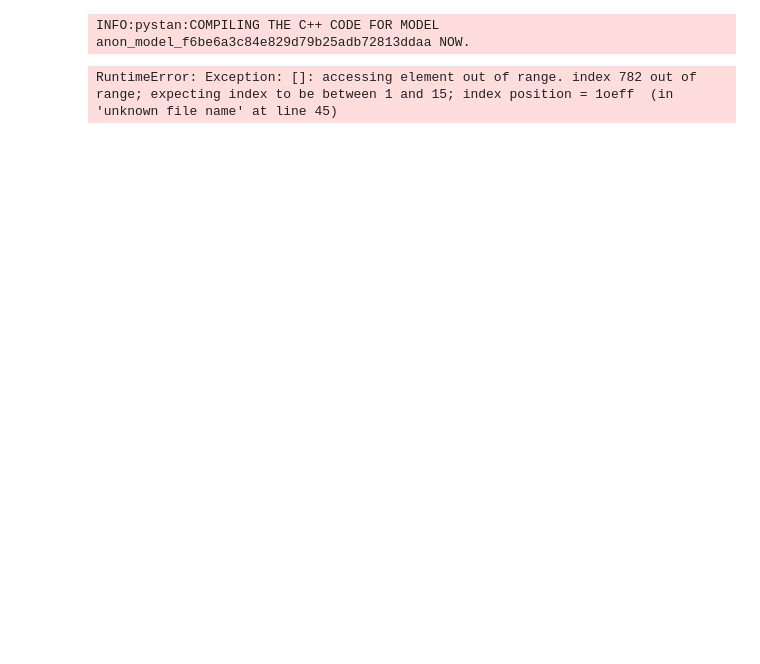
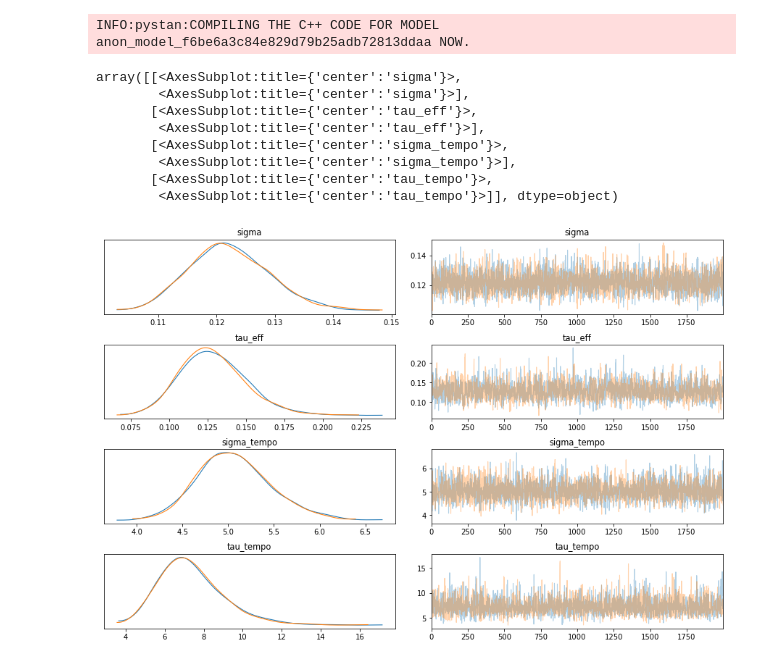
Before and after one commit to robert-robison/cbbsignal, a Jupyter notebook: expt/cbb_3pt.ipynb, the cells around one changed output. Saved outputs shown, nothing was run; the diff lists cells and outputs as text; code cells hidden in the pictures; blank space fills up the shorter version.

```diff
--- a/expt/cbb_3pt.ipynb
+++ b/expt/cbb_3pt.ipynb
@@ -203,7 +124,3 @@ dat = {
 sm = pystan.StanModel(model_code=model_code)
 # %% [output]
 INFO:pystan:COMPILING THE C++ CODE FOR MODEL anon_model_f6be6a3c84e829d79b25adb72813ddaa NOW.
-# %%
-fit = sm.sampling(data=dat, warmup=500, iter=2500, chains=2, refresh=100)
-# %% [output]
-RuntimeError: Exception: []: accessing element out of range. index 782 out of range; expecting index to be between 1 and 15; index position = 1oeff  (in 'unknown file name' at line 45)
@@ -209,0 +144,12 @@ RuntimeError: Exception: []: accessing element out of range. index 782 out of ra
+# %%
+arviz.plot_trace(fit, var_names=['sigma', 'tau_eff', 'sigma_tempo', 'tau_tempo'])
+# %% [output]
+array([[<AxesSubplot:title={'center':'sigma'}>,
+        <AxesSubplot:title={'center':'sigma'}>],
+       [<AxesSubplot:title={'center':'tau_eff'}>,
+        <AxesSubplot:title={'center':'tau_eff'}>],
+       [<AxesSubplot:title={'center':'sigma_tempo'}>,
+        <AxesSubplot:title={'center':'sigma_tempo'}>],
+       [<AxesSubplot:title={'center':'tau_tempo'}>,
+        <AxesSubplot:title={'center':'tau_tempo'}>]], dtype=object)
+[figure, added]
```
Also changed, not shown: parts of 17 cells of this notebook, 1 other file.
